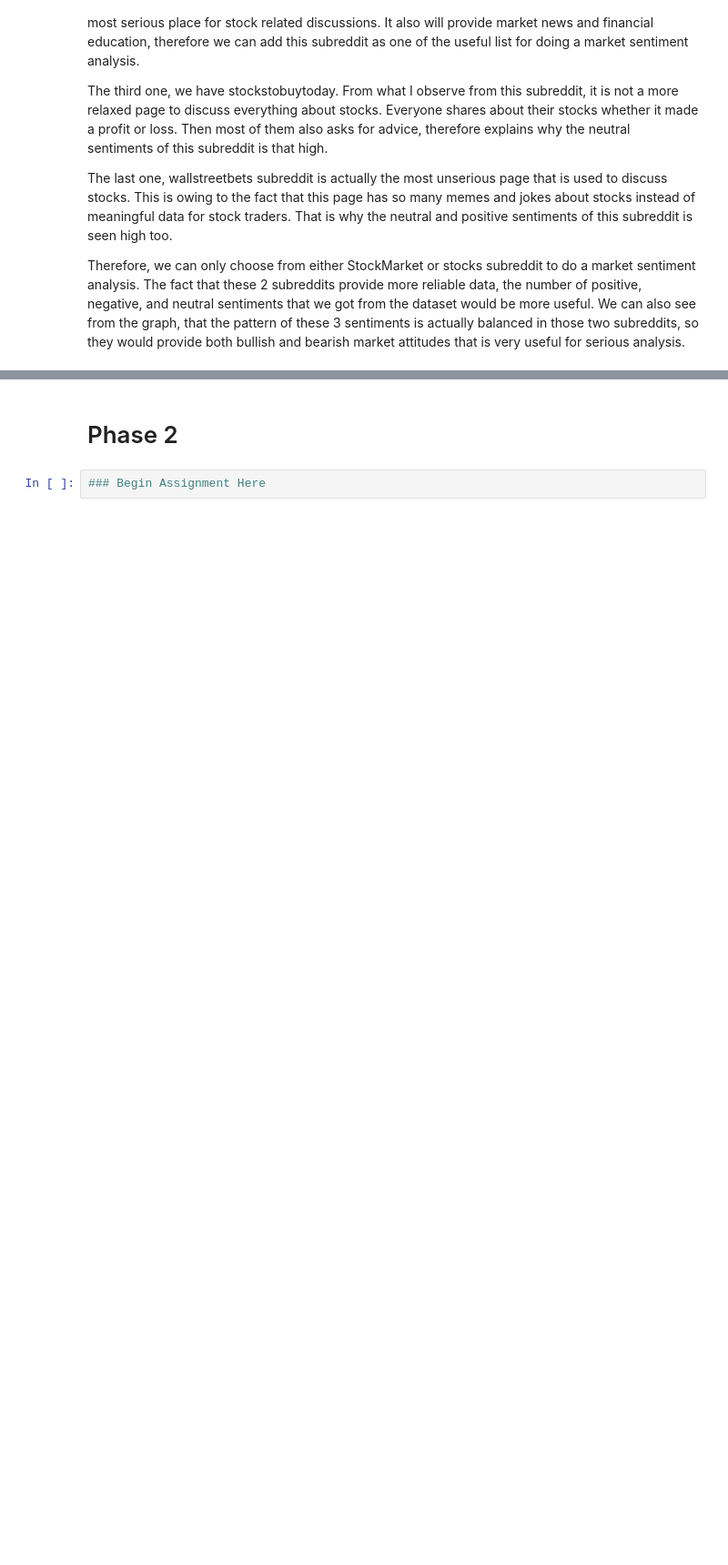
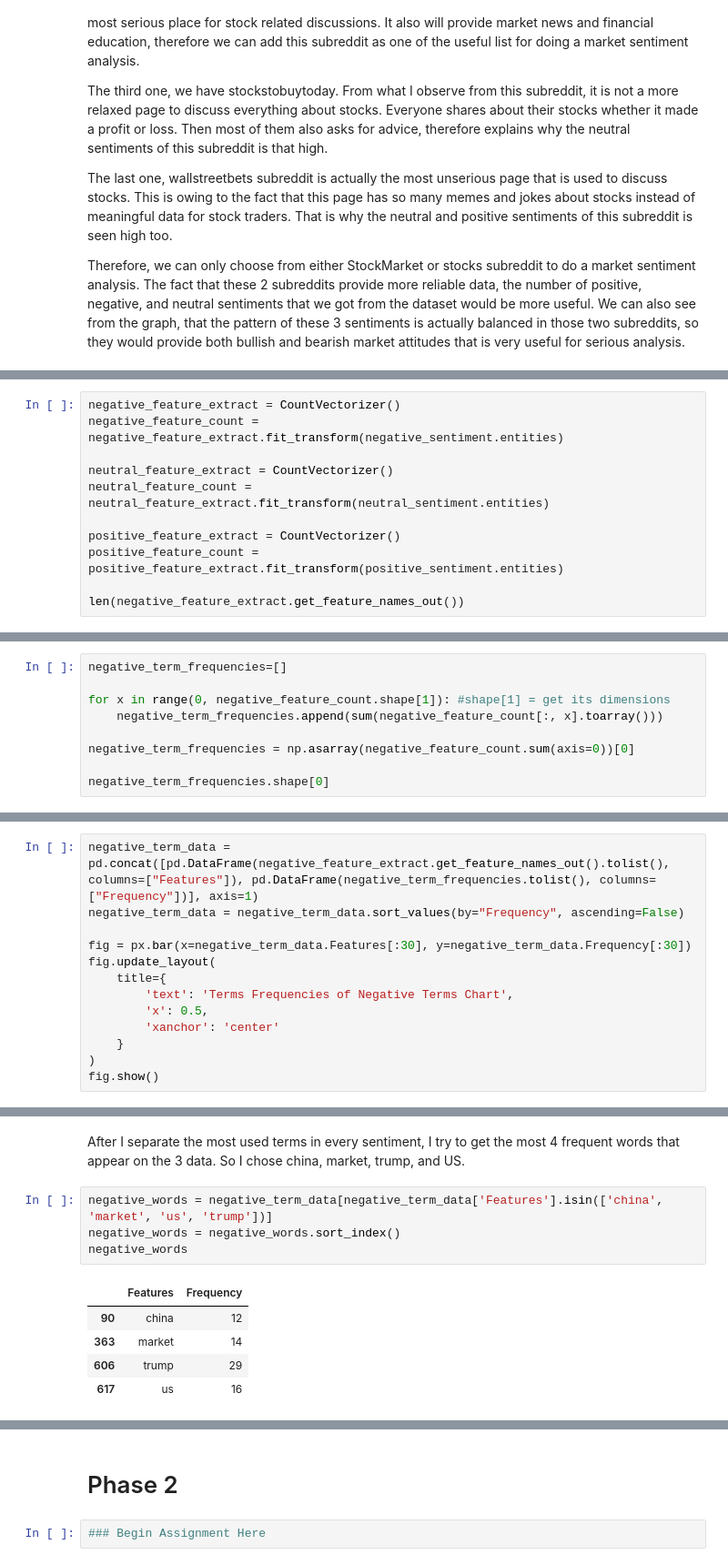
Before and after one commit to Osiris181/DM2025-Lab1-Exercise, a Jupyter notebook: DM2025-Lab1-Homework.ipynb, the cells around one changed output, grey strips where cells are left out. Shown: that part at 91% size. Cells and saved outputs as stored; diff of their text form; blank space fills up the shorter version.

```diff
--- a/DM2025-Lab1-Homework.ipynb
+++ b/DM2025-Lab1-Homework.ipynb
@@ -771,0 +787,11 @@ Therefore, we can only choose from either StockMarket or stocks subreddit to do
+# %%
+negative_feature_extract = CountVectorizer()
+negative_feature_count = negative_feature_extract.fit_transform(negative_sentiment.entities)
+
+neutral_feature_extract = CountVectorizer()
+neutral_feature_count = neutral_feature_extract.fit_transform(neutral_sentiment.entities)
+
+positive_feature_extract = CountVectorizer()
+positive_feature_count = positive_feature_extract.fit_transform(positive_sentiment.entities)
+
+len(negative_feature_extract.get_feature_names_out())
@@ -771,0 +800,9 @@ Therefore, we can only choose from either StockMarket or stocks subreddit to do
+# %%
+negative_term_frequencies=[]
+
+for x in range(0, negative_feature_count.shape[1]): #shape[1] = get its dimensions
+    negative_term_frequencies.append(sum(negative_feature_count[:, x].toarray()))
+
+negative_term_frequencies = np.asarray(negative_feature_count.sum(axis=0))[0]
+
+negative_term_frequencies.shape[0]
@@ -771,0 +811,13 @@ Therefore, we can only choose from either StockMarket or stocks subreddit to do
+# %%
+negative_term_data = pd.concat([pd.DataFrame(negative_feature_extract.get_feature_names_out().tolist(), columns=["Features"]), pd.DataFrame(negative_term_frequencies.tolist(), columns=["Frequency"])], axis=1)
+negative_term_data = negative_term_data.sort_values(by="Frequency", ascending=False)
+
+fig = px.bar(x=negative_term_data.Features[:30], y=negative_term_data.Frequency[:30])
+fig.update_layout(
+    title={
+        'text': 'Terms Frequencies of Negative Terms Chart',
+        'x': 0.5,
+        'xanchor': 'center'
+    }
+)
+fig.show()
@@ -771,0 +860,12 @@ Therefore, we can only choose from either StockMarket or stocks subreddit to do
+# %% [markdown]
+After I separate the most used terms in every sentiment, I try to get the most 4 frequent words that appear on the 3 data. So I chose china, market, trump, and US.
+# %%
+negative_words = negative_term_data[negative_term_data['Features'].isin(['china', 'market', 'us', 'trump'])]
+negative_words = negative_words.sort_index()
+negative_words
+# %% [output]
+|  | Features | Frequency |
+| 90 | china | 12 |
+| 363 | market | 14 |
+| 606 | trump | 29 |
+| 617 | us | 16 |
```
Also changed, not shown: parts of 18 cells of this notebook.
